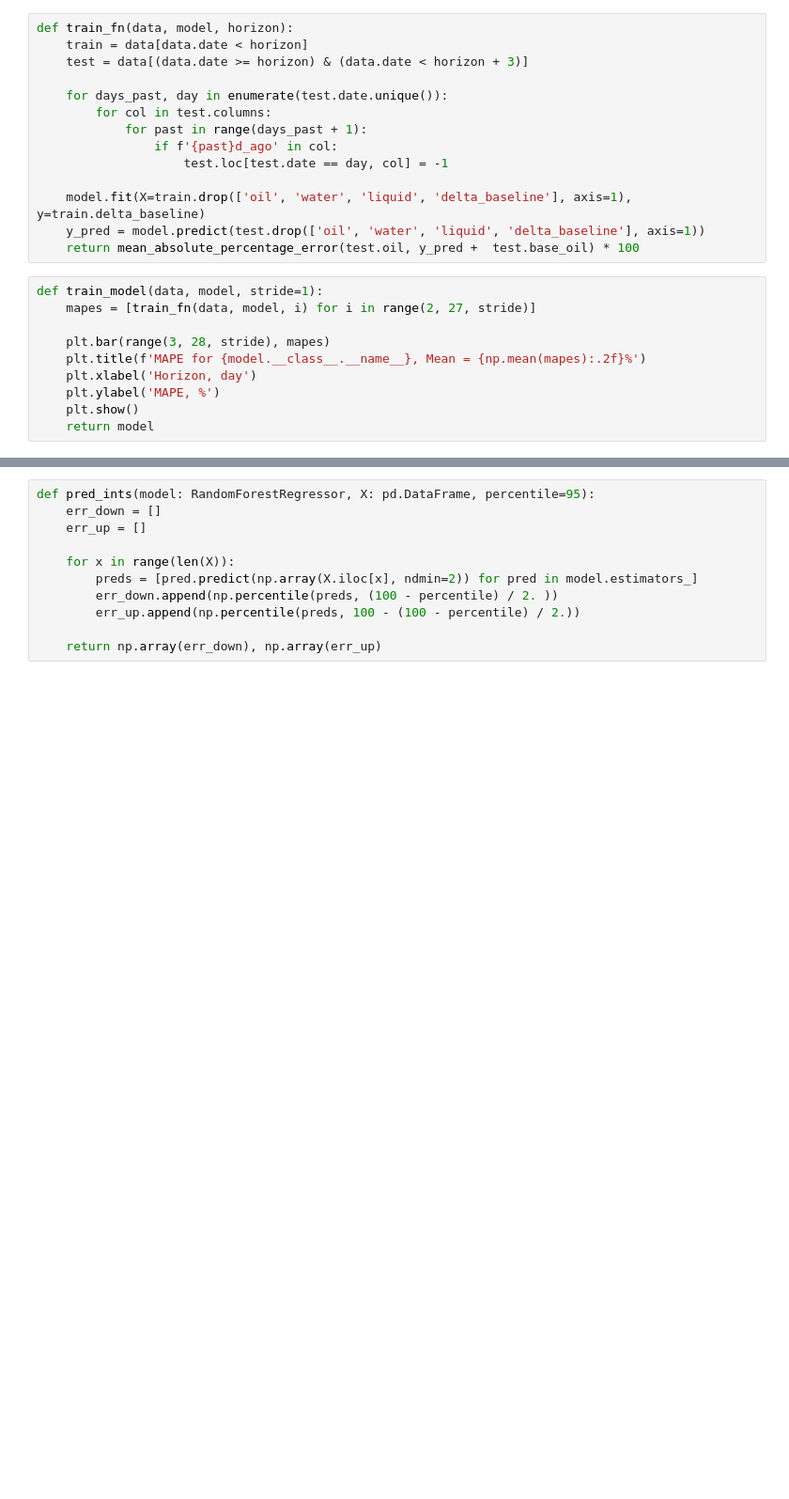
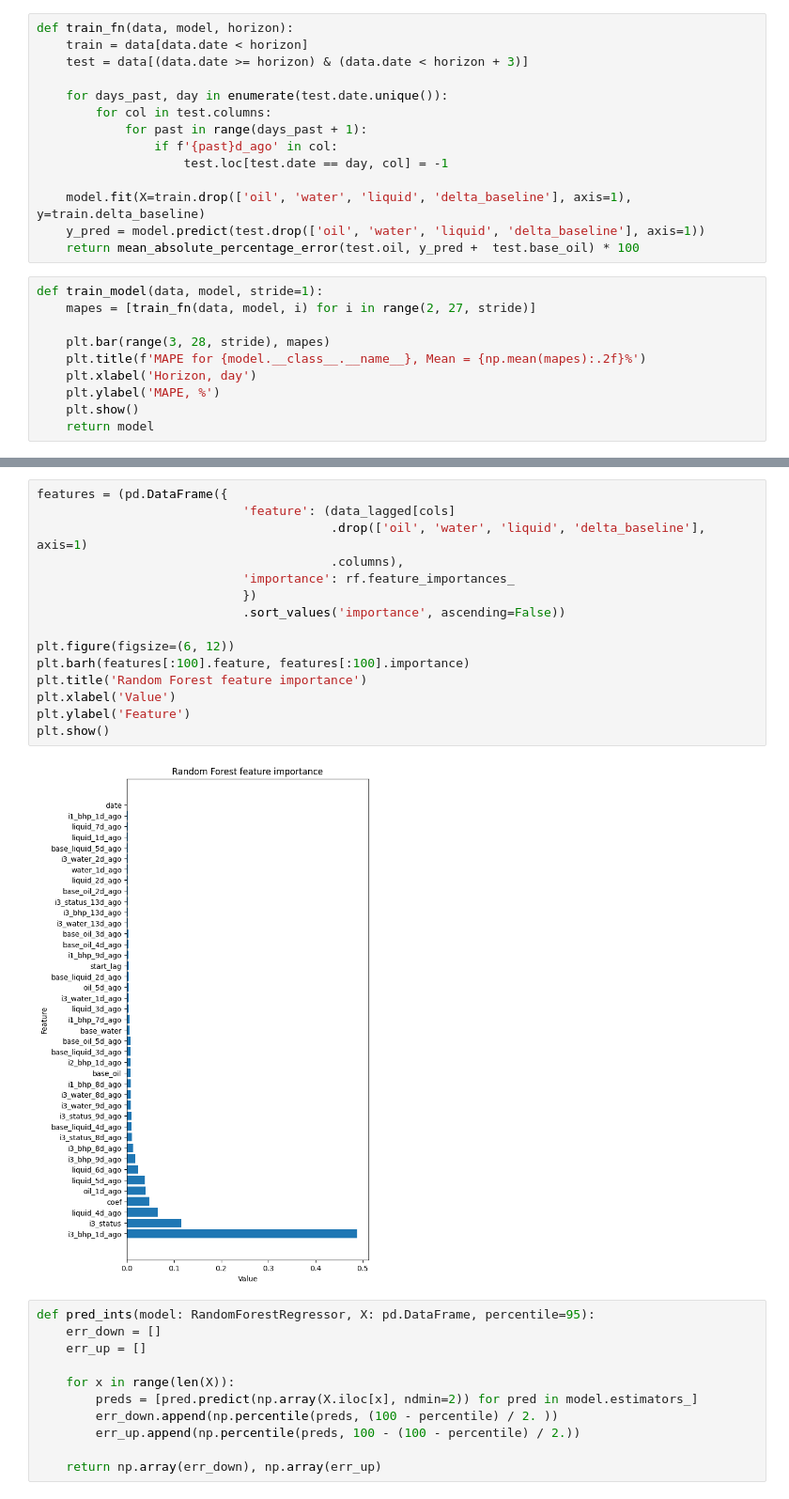
Before and after one commit to zeinovich/aramco-solution, a Jupyter notebook: notebooks/1905-zeinovich-features.ipynb, the cells around one changed output, grey strips where cells are left out. Shown at 94% size. Cells and saved outputs as stored; diff of their text form; blank space fills up the shorter version.

```diff
--- a/notebooks/1905-zeinovich-features.ipynb
+++ b/notebooks/1905-zeinovich-features.ipynb
@@ -513,3 +368,20 @@ rf = train_model(data_lagged[cols], RandomForestRegressor(), stride=3)
+# %%
+features = (pd.DataFrame({
+                            'feature': (data_lagged[cols]
+                                        .drop(['oil', 'water', 'liquid', 'delta_baseline'], axis=1)
+                                        .columns),
+                            'importance': rf.feature_importances_
+                            })
+                            .sort_values('importance', ascending=False))
+
+plt.figure(figsize=(6, 12))
+plt.barh(features[:100].feature, features[:100].importance)
+plt.title('Random Forest feature importance')
+plt.xlabel('Value')
+plt.ylabel('Feature')
+plt.show()
+# %% [output]
+[figure, added]
 # %%
 def pred_ints(model: RandomForestRegressor, X: pd.DataFrame, percentile=95):
     err_down = []
```
Also changed, not shown: parts of 15 cells of this notebook.
